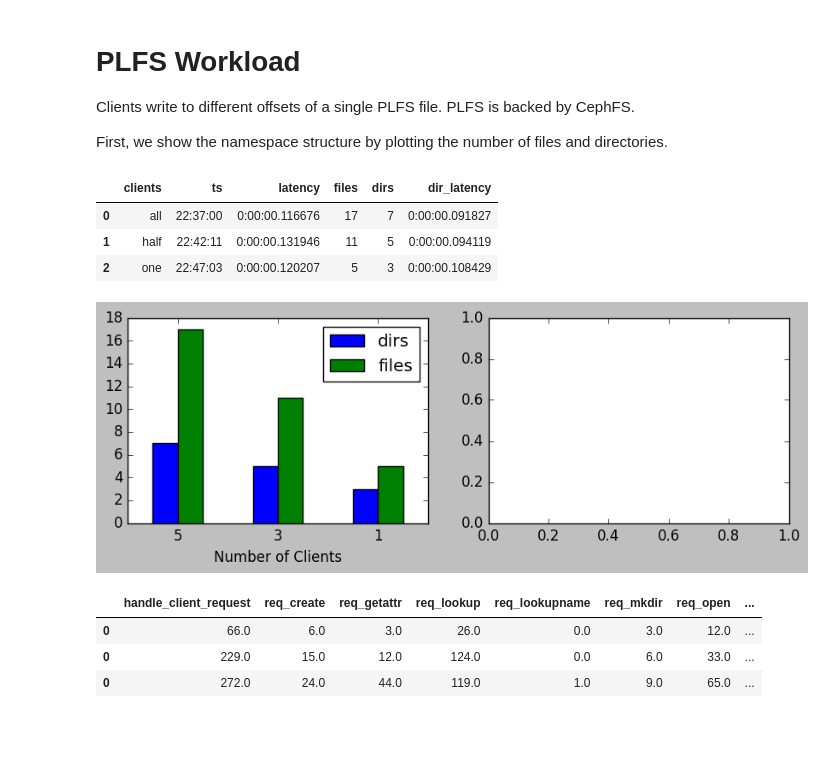
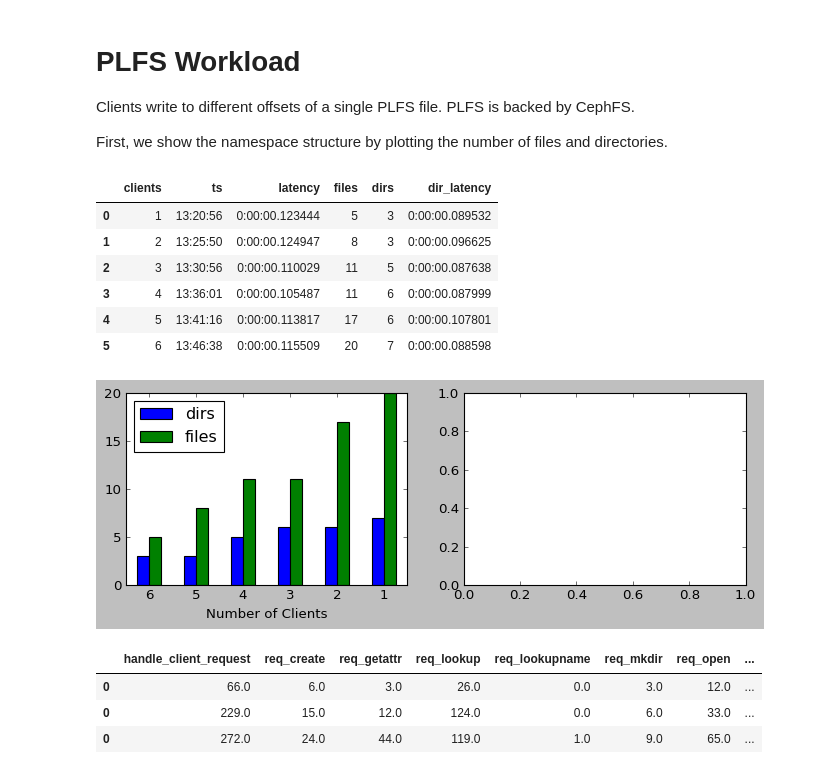
Before and after one commit to michaelsevilla/paulocto-popper, a Jupyter notebook: experiments/n1/vizualize.ipynb, the cells around one changed output. Drawn from its saved outputs; the diff is of its cells as text; code cells hidden in the pictures; blank space fills up the shorter version.

```diff
--- a/experiments/n1/vizualize.ipynb
+++ b/experiments/n1/vizualize.ipynb
@@ -13,33 +13,36 @@ Clients write to different offsets of a single PLFS file. PLFS is backed by Ceph
 First, we show the namespace structure by plotting the number of files and directories.
 # %%
 # for this workload, we tested clients all=5, half=3, one=1
-clients = [1, 3, 5]
+clients = [1, 2, 3, 4, 5, 6]
 
 # get and clean the data
 df = pd.read_csv("results/files.txt", names=['clients', 'ts', 'latency', 'files'])
 df0 = pd.read_csv("results/dirs.txt", names=['clients', 'ts', 'latency', 'dirs'])
 df['dirs'] = df0['dirs']
 df['dir_latency'] = df0['latency']
 
 # graph namespace
 fig, ax = plt.subplots(1, 2, figsize=(10, 3))
 df[['dirs', 'files']].plot.bar(ax=ax[0])
 ax[0].set_xticklabels(clients[::-1], rotation=0)
 ax[0].set_xlabel("Number of Clients")
 
 # graph latencies
 #df[['dir_latency', 'latency']].plot.bar(ax=ax[1])
 #ax[1].set_xticklabels(clients, rotation=0)
 #ax[1].set_xlabel("Number of Clients")
 
 fig.savefig('results/namespace.png', dpi=400)
 df
 # %% [output]
 |  | clients | ts | latency | files | dirs | dir_latency |
-| 0 | all | 22:37:00 | 0:00:00.116676 | 17 | 7 | 0:00:00.091827 |
-| 1 | half | 22:42:11 | 0:00:00.131946 | 11 | 5 | 0:00:00.094119 |
-| 2 | one | 22:47:03 | 0:00:00.120207 | 5 | 3 | 0:00:00.108429 |
+| 0 | 1 | 13:20:56 | 0:00:00.123444 | 5 | 3 | 0:00:00.089532 |
+| 1 | 2 | 13:25:50 | 0:00:00.124947 | 8 | 3 | 0:00:00.096625 |
+| 2 | 3 | 13:30:56 | 0:00:00.110029 | 11 | 5 | 0:00:00.087638 |
+| 3 | 4 | 13:36:01 | 0:00:00.105487 | 11 | 6 | 0:00:00.087999 |
+| 4 | 5 | 13:41:16 | 0:00:00.113817 | 17 | 6 | 0:00:00.107801 |
+| 5 | 6 | 13:46:38 | 0:00:00.115509 | 20 | 7 | 0:00:00.088598 |
-[figure, old version]
+[figure, new version]
 # %%
 # get column headers
 val = pd.DataFrame()
```
Also changed, not shown: 21 other files.
